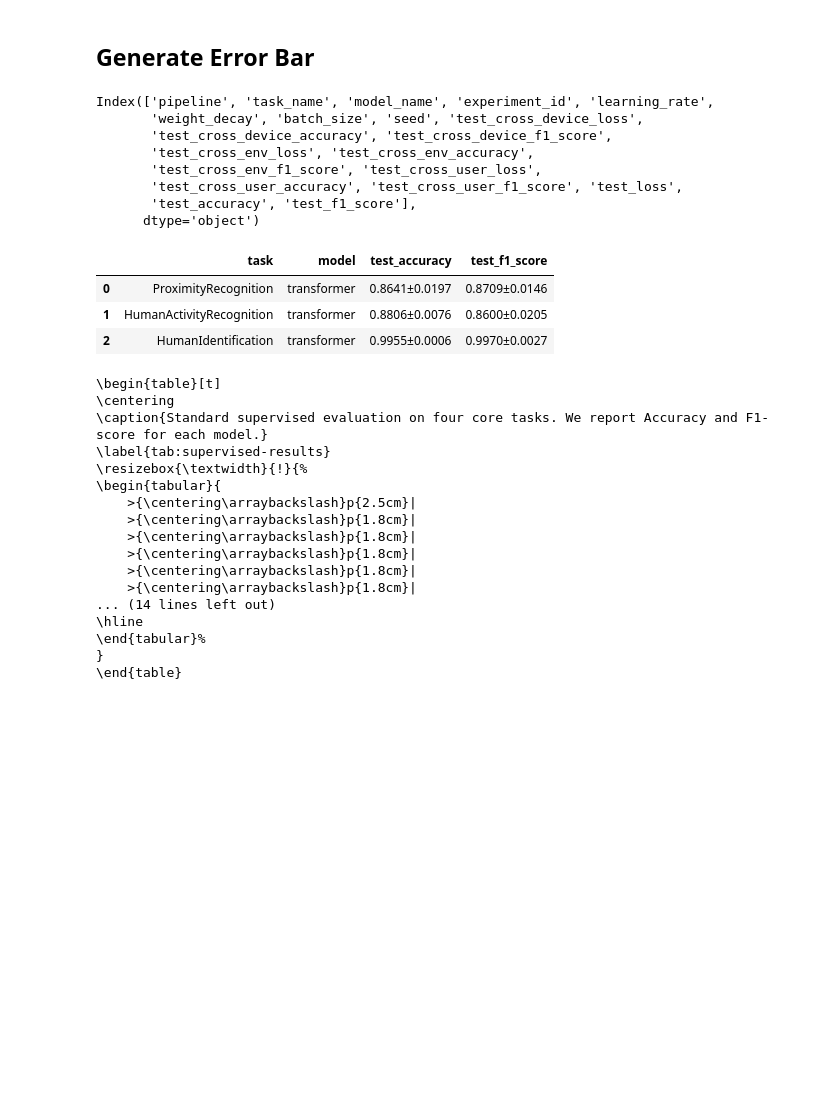
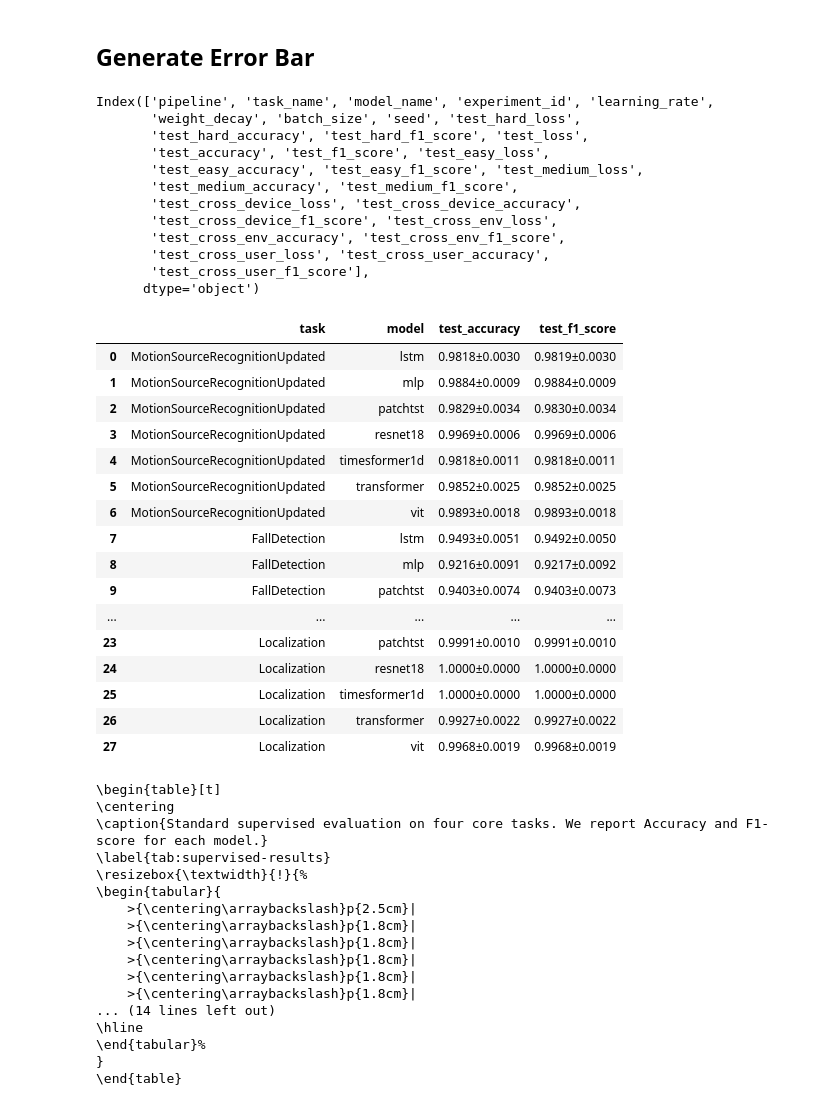
Before and after one commit to Jenny-Zhu/CSI-Bench-Real-WiFi-Sensing-Benchmark, a Jupyter notebook: result_analysis/all_result_analysis.ipynb, the cells around one changed output. Saved outputs shown, nothing was run; the diff lists cells and outputs as text; code cells hidden in the pictures; blank space fills up the shorter version.

Commit message:
update result, debug local runner

```diff
--- a/result_analysis/all_result_analysis.ipynb
+++ b/result_analysis/all_result_analysis.ipynb
@@ -8,14 +8,14 @@ from collections import defaultdict
 # %%
 # Configuration - You can modify these variables
 data_dir = r"C:\Users\weiha\Desktop\benchmark_result"  # Base directory containing results
-pipeline_list = ["multitask"]  # List of pipelines to analyze
+pipeline_list = ["supervised"]  # List of pipelines to analyze
 
-# task_name_list =["MotionSourceRecognition","BreathingDetection_Subset","Localization","FallDetection","ProximityRecognition","HumanActivityRecognition","HumanIdentification"]
+task_name_list =["MotionSourceRecognitionUpdated","BreathingDetection_Subset","Localization","FallDetection","ProximityRecognition","HumanActivityRecognition","HumanIdentification"]
 # task_name_list = ["BreathingDetection_Subset"]  # List of tasks to analyze
-task_name_list =["ProximityRecognition","HumanActivityRecognition","HumanIdentification"]
+# task_name_list =["ProximityRecognition","HumanActivityRecognition","HumanIdentification"]
 
 model_name_list = ["mlp", "lstm", "resnet18", "transformer", "vit", "patchtst", "timesformer1d"] # List of models to analyze
-model_name_list = ["transformer"]
+# model_name_list = ["transformer"]
 
 # Initialize an empty list to store results
 results_data = []
@@ -299,44 +295,61 @@ def generate_errorbar_summary_with_latex(df: pd.DataFrame,
 results_df.columns
 # %% [output]
 Index(['pipeline', 'task_name', 'model_name', 'experiment_id', 'learning_rate',
-       'weight_decay', 'batch_size', 'seed', 'test_cross_device_loss',
-       'test_cross_device_accuracy', 'test_cross_device_f1_score',
-       'test_cross_env_loss', 'test_cross_env_accuracy',
-       'test_cross_env_f1_score', 'test_cross_user_loss',
-       'test_cross_user_accuracy', 'test_cross_user_f1_score', 'test_loss',
-       'test_accuracy', 'test_f1_score'],
+       'weight_decay', 'batch_size', 'seed', 'test_hard_loss',
+       'test_hard_accuracy', 'test_hard_f1_score', 'test_loss',
+       'test_accuracy', 'test_f1_score', 'test_easy_loss',
+       'test_easy_accuracy', 'test_easy_f1_score', 'test_medium_loss',
+       'test_medium_accuracy', 'test_medium_f1_score',
+       'test_cross_device_loss', 'test_cross_device_accuracy',
+       'test_cross_device_f1_score', 'test_cross_env_loss',
+       'test_cross_env_accuracy', 'test_cross_env_f1_score',
+       'test_cross_user_loss', 'test_cross_user_accuracy',
+       'test_cross_user_f1_score'],
       dtype='object')
 # %%
 # task_list =["MotionSourceRecognition","BreathingDetection_Subset","Localization","FallDetection","ProximityRecognition","HumanActivityRecognition","HumanIdentification"]
 
-# task_list = ["MotionSourceRecognition", "FallDetection", "BreathingDetection_Subset", "Localization"]
-task_list = ["ProximityRecognition","HumanActivityRecognition","HumanIdentification"]
+task_list = ["MotionSourceRecognitionUpdated", "FallDetection", "BreathingDetection_Subset", "Localization"]
+# task_list = ["ProximityRecognition","HumanActivityRecognition","HumanIdentification"]
 
 
 # metric_columns =['test_cross_device_accuracy', 'test_cross_device_f1_score','test_cross_env_accuracy',
 #        'test_cross_env_f1_score','test_cross_user_accuracy', 'test_cross_user_f1_score']
 metric_columns =['test_accuracy', 'test_f1_score']
 # metric_columns = ['test_easy_accuracy', 'test_easy_f1_score', 'test_medium_accuracy', 'test_medium_f1_score', 'test_hard_accuracy', 'test_hard_f1_score']
 model_order=["mlp", "lstm", "transformer", "resnet18", "patchtst", "timesformer1d"]
 
 summary_df, latex_code = generate_errorbar_summary_with_latex(df=results_df,
                                                               task_list=task_list,
                                                               metric_columns=metric_columns,
                                                               model_order=model_order,
                                                              precision=4)
 
 
 
 # 查看结果表格
 display(summary_df)
 
 # 打印 LaTeX 表格代码
 print(latex_code)
 # %% [output]
 |  | task | model | test_accuracy | test_f1_score |
-| 0 | ProximityRecognition | transformer | 0.8641±0.0197 | 0.8709±0.0146 |
-| 1 | HumanActivityRecognition | transformer | 0.8806±0.0076 | 0.8600±0.0205 |
-| 2 | HumanIdentification | transformer | 0.9955±0.0006 | 0.9970±0.0027 |
+| 0 | MotionSourceRecognitionUpdated | lstm | 0.9818±0.0030 | 0.9819±0.0030 |
+| 1 | MotionSourceRecognitionUpdated | mlp | 0.9884±0.0009 | 0.9884±0.0009 |
+| 2 | MotionSourceRecognitionUpdated | patchtst | 0.9829±0.0034 | 0.9830±0.0034 |
+| 3 | MotionSourceRecognitionUpdated | resnet18 | 0.9969±0.0006 | 0.9969±0.0006 |
+| 4 | MotionSourceRecognitionUpdated | timesformer1d | 0.9818±0.0011 | 0.9818±0.0011 |
+| 5 | MotionSourceRecognitionUpdated | transformer | 0.9852±0.0025 | 0.9852±0.0025 |
+| 6 | MotionSourceRecognitionUpdated | vit | 0.9893±0.0018 | 0.9893±0.0018 |
+| 7 | FallDetection | lstm | 0.9493±0.0051 | 0.9492±0.0050 |
+| 8 | FallDetection | mlp | 0.9216±0.0091 | 0.9217±0.0092 |
+| 9 | FallDetection | patchtst | 0.9403±0.0074 | 0.9403±0.0073 |
+| ... | ... | ... | ... | ... |
+| 23 | Localization | patchtst | 0.9991±0.0010 | 0.9991±0.0010 |
+| 24 | Localization | resnet18 | 1.0000±0.0000 | 1.0000±0.0000 |
+| 25 | Localization | timesformer1d | 1.0000±0.0000 | 1.0000±0.0000 |
+| 26 | Localization | transformer | 0.9927±0.0022 | 0.9927±0.0022 |
+| 27 | Localization | vit | 0.9968±0.0019 | 0.9968±0.0019 |
 \begin{table}[t]
 \centering
 \caption{Standard supervised evaluation on four core tasks. We report Accuracy and F1-score for each model.}
```
Also changed, not shown: parts of 4 cells of this notebook, 4 other files.
